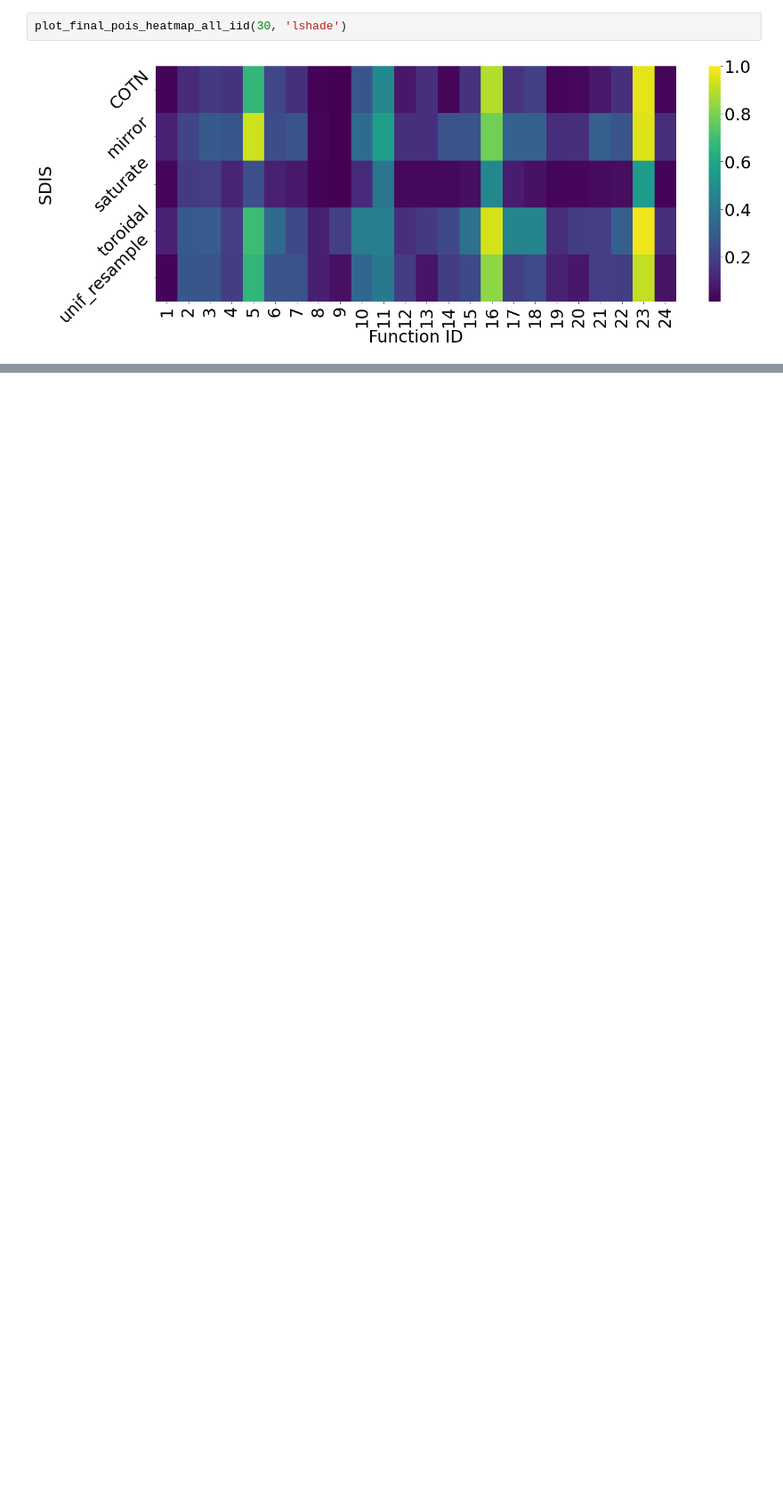
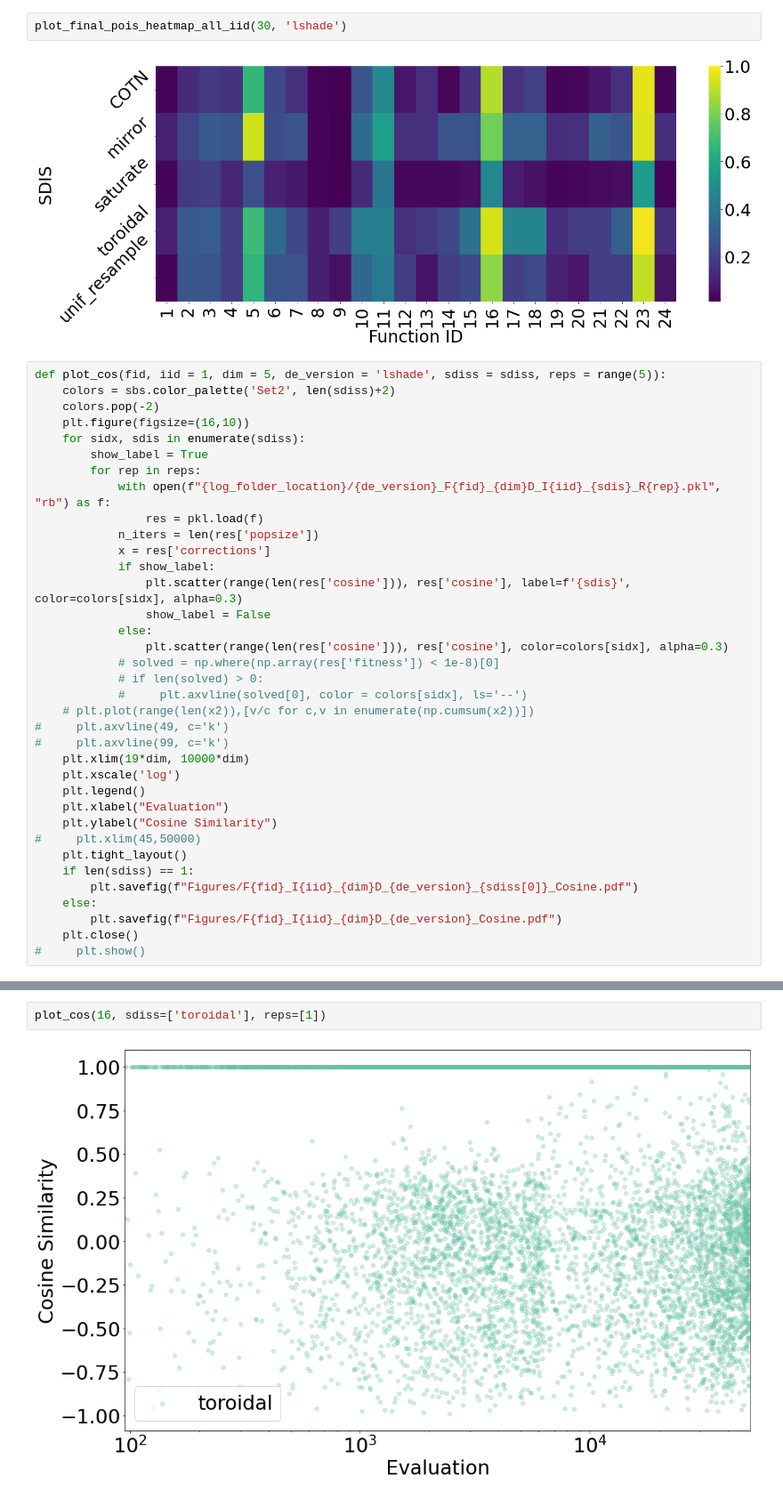
Before and after one commit to Dvermetten/DE_TIOBR, a Jupyter notebook: Visualize_POIS.ipynb, the cells around one changed output, grey strips where cells are left out. Shown at 89% size. Cells and saved outputs as stored; diff of their text form; blank space fills up the shorter version.

```diff
--- a/Visualize_POIS.ipynb
+++ b/Visualize_POIS.ipynb
@@ -179,3 +190,39 @@ def plot_final_pois_heatmap_all_iid(dim, de_version):
 plot_final_pois_heatmap_all_iid(30, 'lshade')
 # %% [output]
 [figure]
+# %%
+def plot_cos(fid, iid = 1, dim = 5, de_version = 'lshade', sdiss = sdiss, reps = range(5)):
+    colors = sbs.color_palette('Set2', len(sdiss)+2)
+    colors.pop(-2)
+    plt.figure(figsize=(16,10))
+    for sidx, sdis in enumerate(sdiss):
+        show_label = True
+        for rep in reps:
+            with open(f"{log_folder_location}/{de_version}_F{fid}_{dim}D_I{iid}_{sdis}_R{rep}.pkl", "rb") as f:
+                res = pkl.load(f)
+            n_iters = len(res['popsize'])
+            x = res['corrections']
+            if show_label:
+                plt.scatter(range(len(res['cosine'])), res['cosine'], label=f'{sdis}', color=colors[sidx], alpha=0.3)
+                show_label = False
+            else:
+                plt.scatter(range(len(res['cosine'])), res['cosine'], color=colors[sidx], alpha=0.3)
+            # solved = np.where(np.array(res['fitness']) < 1e-8)[0]
+            # if len(solved) > 0:
+            #     plt.axvline(solved[0], color = colors[sidx], ls='--')
+    # plt.plot(range(len(x2)),[v/c for c,v in enumerate(np.cumsum(x2))])
+#     plt.axvline(49, c='k')
+#     plt.axvline(99, c='k')
+    plt.xlim(19*dim, 10000*dim)
+    plt.xscale('log')
+    plt.legend()
+    plt.xlabel("Evaluation")
+    plt.ylabel("Cosine Similarity")
+#     plt.xlim(45,50000)
+    plt.tight_layout()
+    if len(sdiss) == 1:
+        plt.savefig(f"Figures/F{fid}_I{iid}_{dim}D_{de_version}_{sdiss[0]}_Cosine.pdf")
+    else:
+        plt.savefig(f"Figures/F{fid}_I{iid}_{dim}D_{de_version}_Cosine.pdf")
+    plt.close()
+#     plt.show()
@@ -181,0 +237,4 @@ plot_final_pois_heatmap_all_iid(30, 'lshade')
+# %%
+plot_cos(16, sdiss=['toroidal'], reps=[1])
+# %% [output]
+[figure, added]
```
Also changed, not shown: parts of 24 cells of this notebook, 10 other files.
